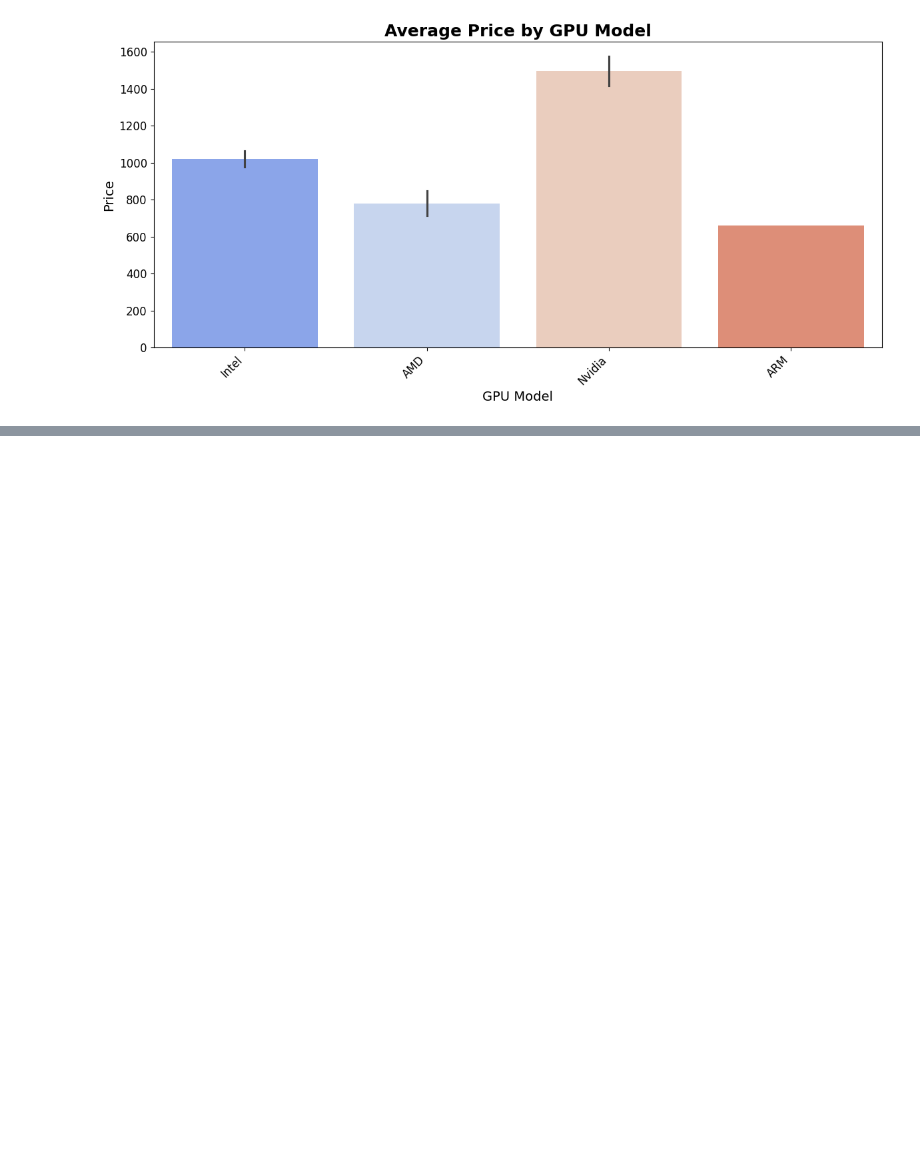
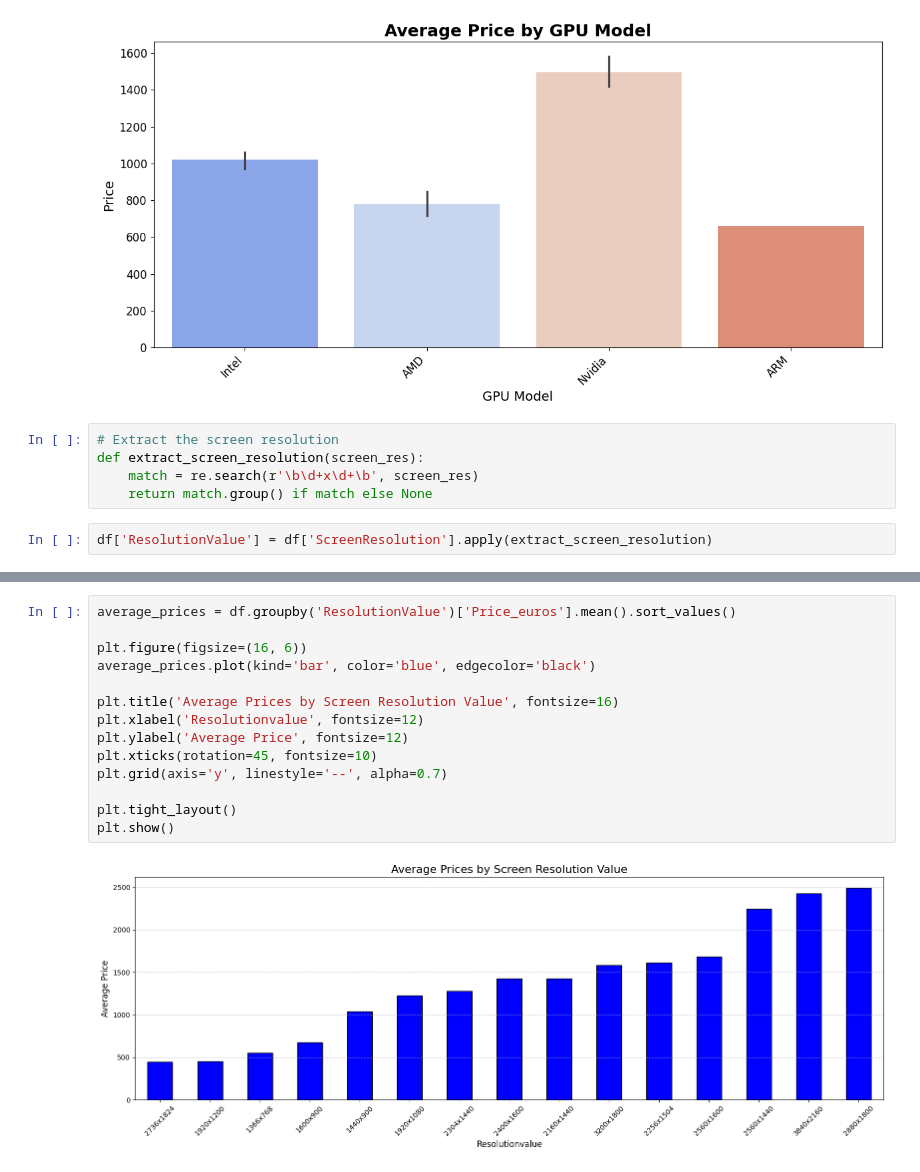
Before and after one commit to Pitou911/laptop-price-prediction, a Jupyter notebook: notebook/EDA.ipynb, the cells around one changed output, grey strips where cells are left out. Cells and saved outputs as stored; diff of their text form; blank space fills up the shorter version.

```diff
--- a/notebook/EDA.ipynb
+++ b/notebook/EDA.ipynb
@@ -393,3 +393,10 @@ plt.tight_layout()
 plt.show()
 # %% [output]
 [figure]
+# %%
+# Extract the screen resolution
+def extract_screen_resolution(screen_res):
+    match = re.search(r'\b\d+x\d+\b', screen_res)
+    return match.group() if match else None
+# %%
+df['ResolutionValue'] = df['ScreenResolution'].apply(extract_screen_resolution)
@@ -395,0 +412,16 @@ plt.show()
+# %%
+average_prices = df.groupby('ResolutionValue')['Price_euros'].mean().sort_values()
+
+plt.figure(figsize=(16, 6))
+average_prices.plot(kind='bar', color='blue', edgecolor='black')
+
+plt.title('Average Prices by Screen Resolution Value', fontsize=16)
+plt.xlabel('Resolutionvalue', fontsize=12)
+plt.ylabel('Average Price', fontsize=12)
+plt.xticks(rotation=45, fontsize=10)
+plt.grid(axis='y', linestyle='--', alpha=0.7)
+
+plt.tight_layout()
+plt.show()
+# %% [output]
+[figure, added]
```
Also changed, not shown: parts of 9 cells of this notebook.
